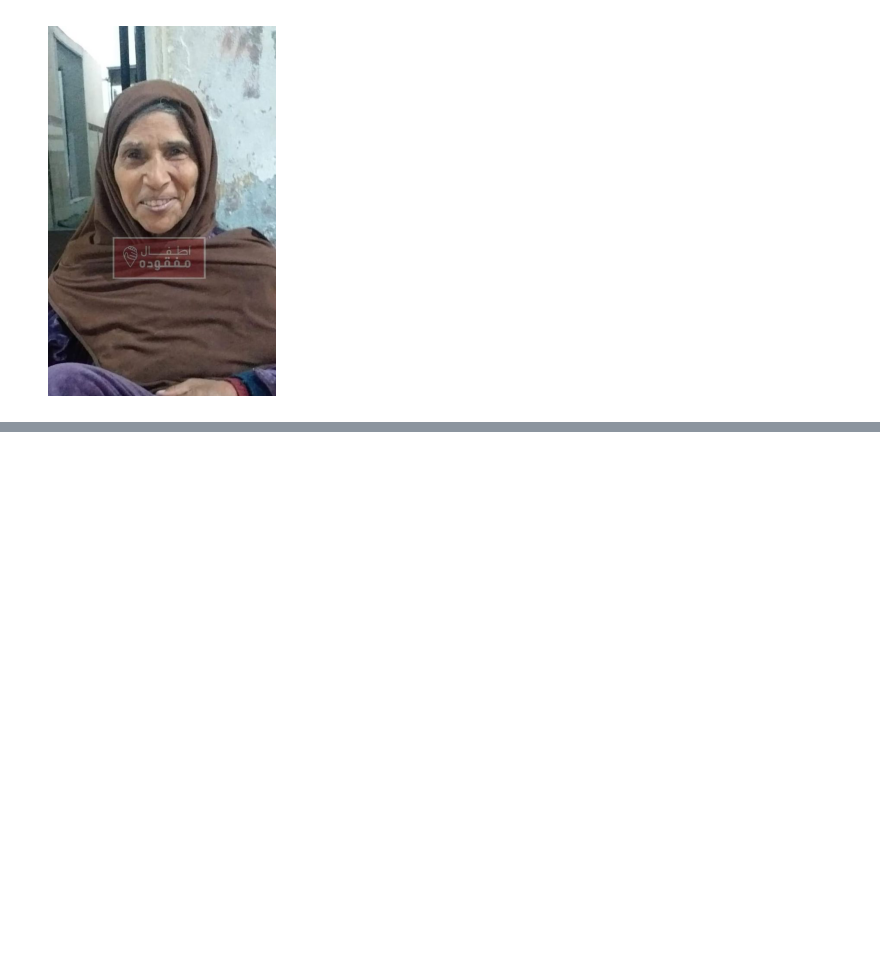
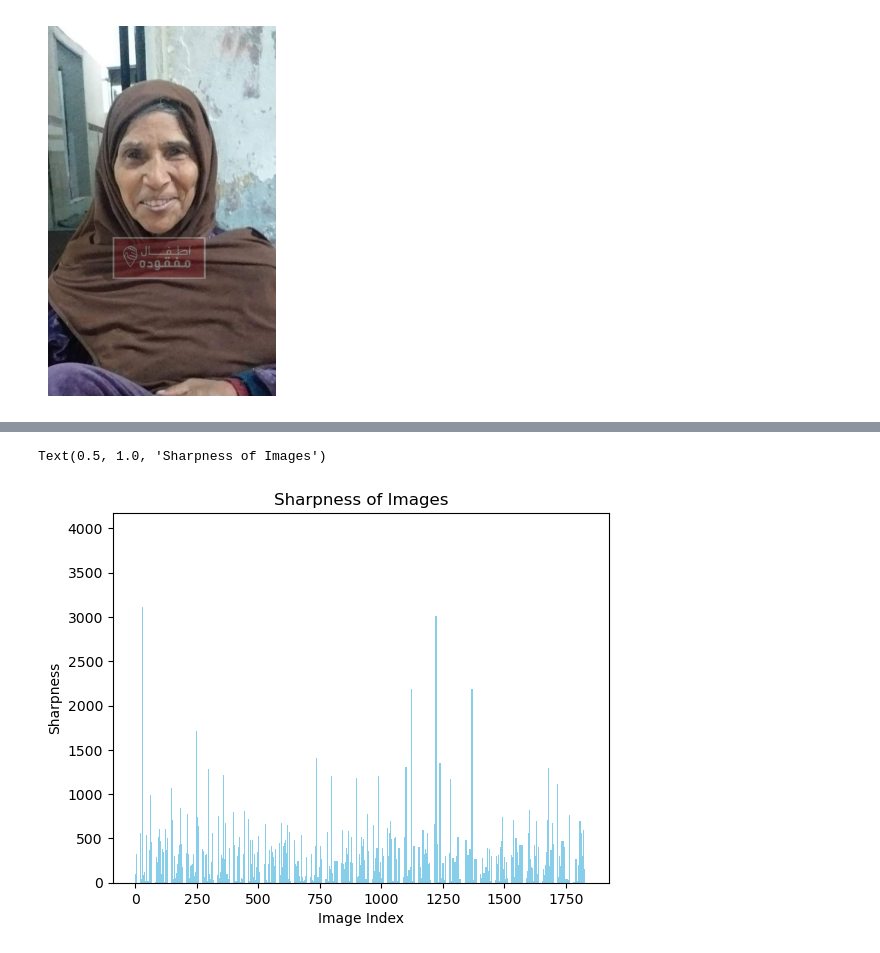
Before and after one commit to BU-Spark/ml-atfal-mafkoda-missing-children, a Jupyter notebook: EDA_Spring_24.ipynb, the cells around one changed output, grey strips where cells are left out. Drawn from its saved outputs; the diff is of its cells as text; code cells hidden in the pictures; blank space fills up the shorter version.

```diff
--- a/EDA_Spring_24.ipynb
+++ b/EDA_Spring_24.ipynb
@@ -270,0 +303,11 @@ for image in ls[:3]:
+# %%
+import cv2
+
+laplacian_vars = [cv2.Laplacian(cv2.cvtColor(i.images.numpy(), cv2.COLOR_BGR2GRAY), cv2.CV_64F).var() for _, i in enumerate(ds)]
+plt.bar(range(len(ds)), laplacian_vars, color='skyblue', label='variances')
+plt.xlabel("Image Index")
+plt.ylabel("Sharpness")
+plt.title("Sharpness of Images")
+# %% [output]
+Text(0.5, 1.0, 'Sharpness of Images')
+[figure, added]
```
Also changed, not shown: parts of 7 cells of this notebook.
